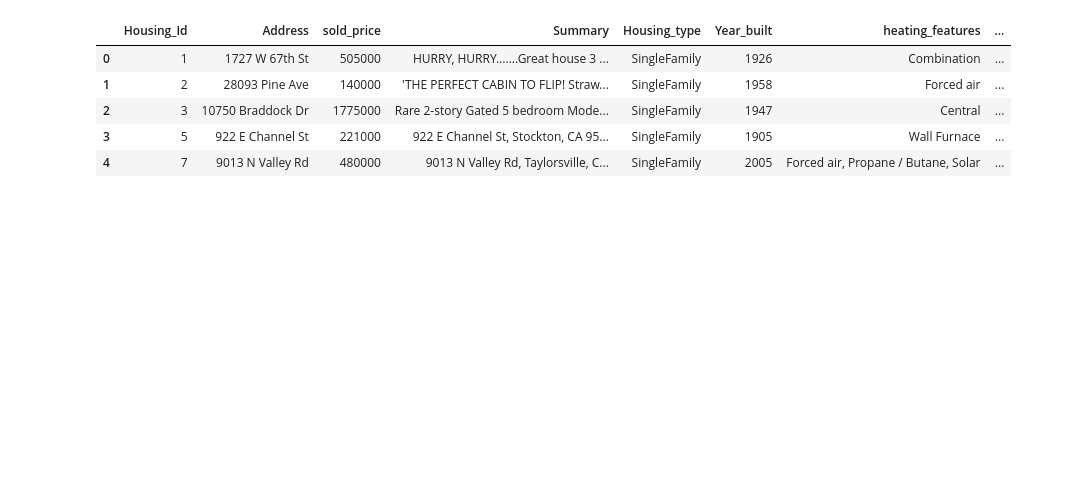
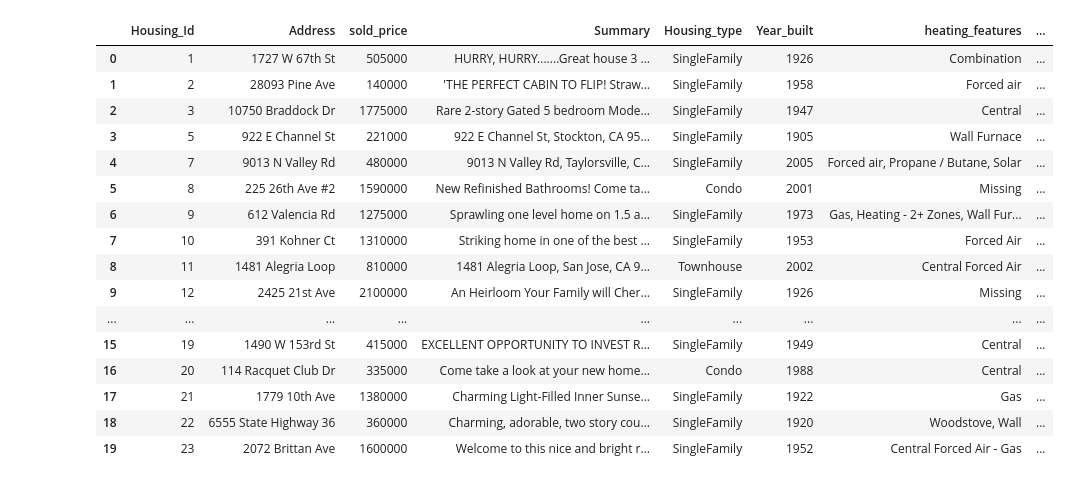
Before and after one commit to AThakor234/HousePrice_Prediction, a Jupyter notebook: ML/ML.ipynb, the cells around one changed output. Drawn from its saved outputs; the diff is of its cells as text; code cells hidden in the pictures; blank space fills up the shorter version.

```diff
--- a/ML/ML.ipynb
+++ b/ML/ML.ipynb
@@ -10,10 +14,21 @@ from imblearn.metrics import classification_report_imbalanced
 # %%
 house_df = pd.read_csv("../ETL/ETL_Housing_Data.csv")
-house_df.head()
+house_df.head(20)
 # %% [output]
 |  | Housing_Id | Address | sold_price | Summary | Housing_type | Year_built | heating_features | ... |
 | 0 | 1 | 1727 W 67th St | 505000 | HURRY, HURRY.......Great house 3 ... | SingleFamily | 1926 | Combination | ... |
 | 1 | 2 | 28093 Pine Ave | 140000 | 'THE PERFECT CABIN TO FLIP! Straw... | SingleFamily | 1958 | Forced air | ... |
 | 2 | 3 | 10750 Braddock Dr | 1775000 | Rare 2-story Gated 5 bedroom Mode... | SingleFamily | 1947 | Central | ... |
 | 3 | 5 | 922 E Channel St | 221000 | 922 E Channel St, Stockton, CA 95... | SingleFamily | 1905 | Wall Furnace | ... |
 | 4 | 7 | 9013 N Valley Rd | 480000 | 9013 N Valley Rd, Taylorsville, C... | SingleFamily | 2005 | Forced air, Propane / Butane, Solar | ... |
+| 5 | 8 | 225 26th Ave #2 | 1590000 | New Refinished Bathrooms! Come ta... | Condo | 2001 | Missing | ... |
+| 6 | 9 | 612 Valencia Rd | 1275000 | Sprawling one level home on 1.5 a... | SingleFamily | 1973 | Gas, Heating - 2+ Zones, Wall Fur... | ... |
+| 7 | 10 | 391 Kohner Ct | 1310000 | Striking home in one of the best ... | SingleFamily | 1953 | Forced Air | ... |
+| 8 | 11 | 1481 Alegria Loop | 810000 | 1481 Alegria Loop, San Jose, CA 9... | Townhouse | 2002 | Central Forced Air | ... |
+| 9 | 12 | 2425 21st Ave | 2100000 | An Heirloom Your Family will Cher... | SingleFamily | 1926 | Missing | ... |
+| ... | ... | ... | ... | ... | ... | ... | ... | ... |
+| 15 | 19 | 1490 W 153rd St | 415000 | EXCELLENT OPPORTUNITY TO INVEST R... | SingleFamily | 1949 | Central | ... |
+| 16 | 20 | 114 Racquet Club Dr | 335000 | Come take a look at your new home... | Condo | 1988 | Central | ... |
+| 17 | 21 | 1779 10th Ave | 1380000 | Charming Light-Filled Inner Sunse... | SingleFamily | 1922 | Gas | ... |
+| 18 | 22 | 6555 State Highway 36 | 360000 | Charming, adorable, two story cou... | SingleFamily | 1920 | Woodstove, Wall | ... |
+| 19 | 23 | 2072 Brittan Ave | 1600000 | Welcome to this nice and bright r... | SingleFamily | 1952 | Central Forced Air - Gas | ... |
```
Also changed, not shown: parts of 12 cells of this notebook.
